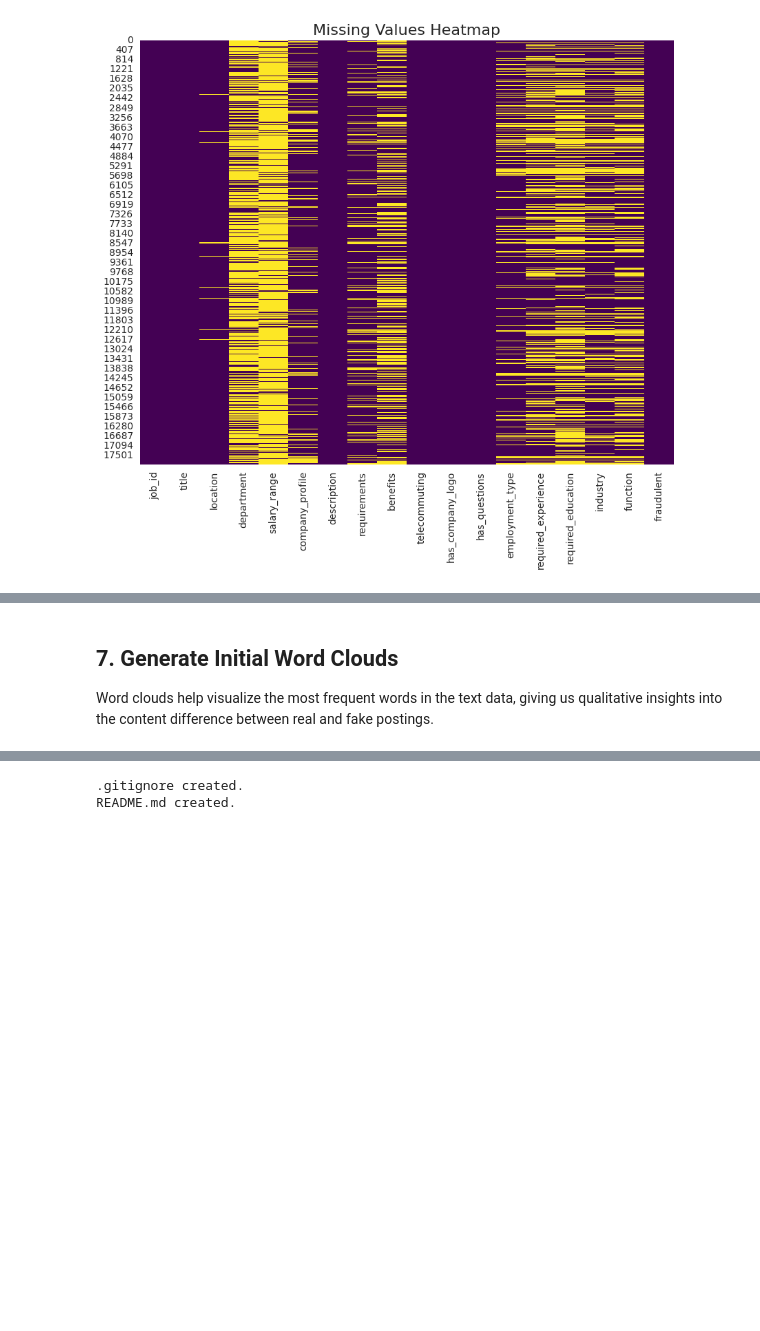
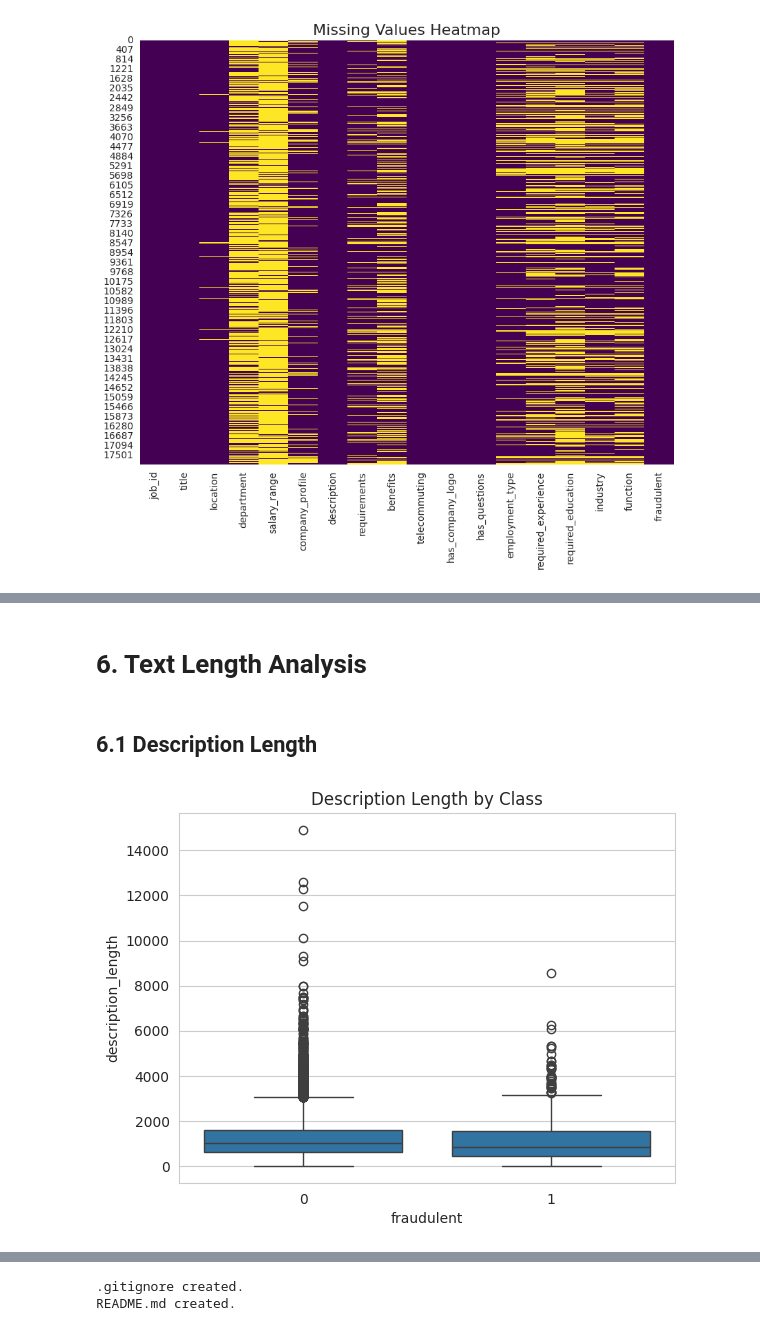
Before and after one commit to mriaz72/Fake_Job_Posting_Detection, a Jupyter notebook: notebooks/01_exploratry_data_analysis.ipynb, the cells around one changed output, grey strips where cells are left out. Drawn from its saved outputs; the diff is of its cells as text; code cells hidden in the pictures; blank space fills up the shorter version.

```diff
--- a/notebooks/01_exploratry_data_analysis.ipynb
+++ b/notebooks/01_exploratry_data_analysis.ipynb
@@ -165,24 +190,0 @@ Understanding the raw length of descriptions can reveal patterns (e.g., fake job
-# %%
-#  Text Length Distribution
-# Create a new feature for the length of the 'description' column (must handle NaNs)
-df['description_length'] = df['description'].fillna('').apply(len)
-
-plt.figure(figsize=(12, 6))
-sns.histplot(
-    data=df,
-    x='description_length',
-    hue='fraudulent',
-    kde=True,
-    bins=50,
-    palette={0: 'skyblue', 1: 'salmon'}
-)
-
-plt.title('Distribution of Job Description Length (Real vs. Fake)', fontsize=16)
-plt.xlabel('Description Length (Characters)', fontsize=12)
-plt.ylabel('Count', fontsize=12)
-plt.xlim(0, df['description_length'].quantile(0.99)) # Capping x-axis for better visualization
-plt.legend(title='Fraudulent', labels=['Fake (1)', 'Real (0)'])
-plt.show()
-
-# Clean up the temporary feature
-df.drop('description_length', axis=1, inplace=True)
@@ -237,3 +191,13 @@ Passing `palette` without assigning `hue` is deprecated and will be removed in v
-# %% [markdown]
-## 7. Generate Initial Word Clouds
-Word clouds help visualize the most frequent words in the text data, giving us qualitative insights into the content difference between real and fake postings.
+# %% [markdown]
+# 6. Text Length Analysis
+# %% [markdown]
+## 6.1 Description Length
+# %%
+df['description_length'] = df['description'].astype(str).str.len()
+df.groupby('fraudulent')['description_length'].describe()
+
+sns.boxplot(x='fraudulent', y='description_length', data=df)
+plt.title('Description Length by Class')
+plt.show()
+# %% [output]
+[figure, added]
```
Also changed, not shown: parts of 59 cells of this notebook.
